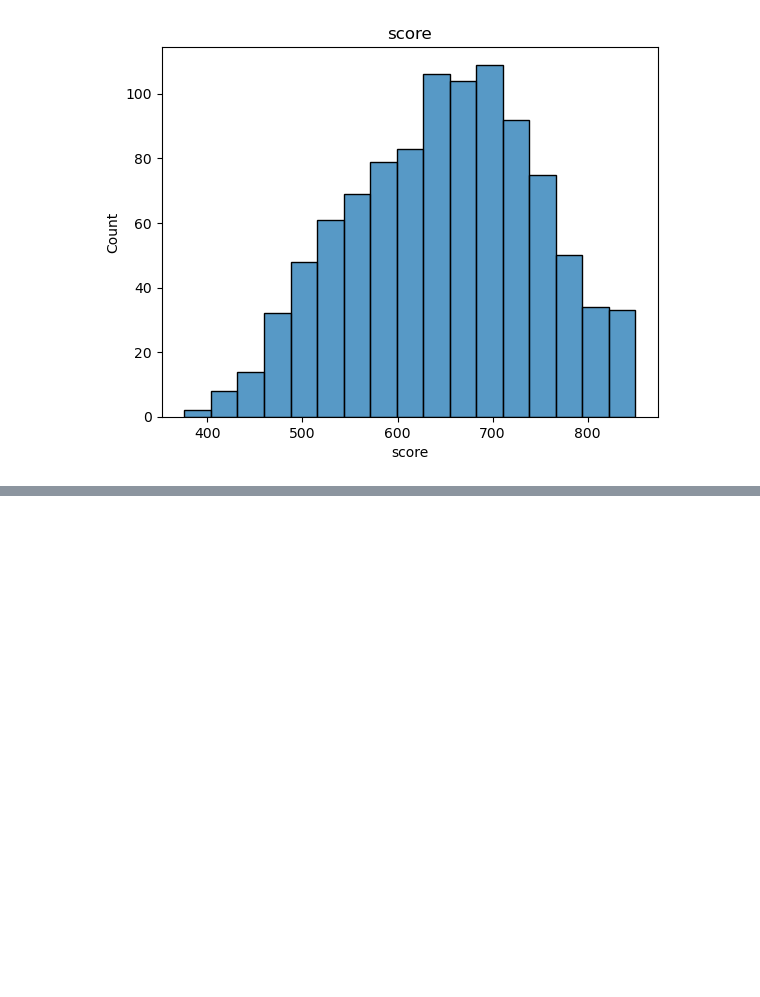
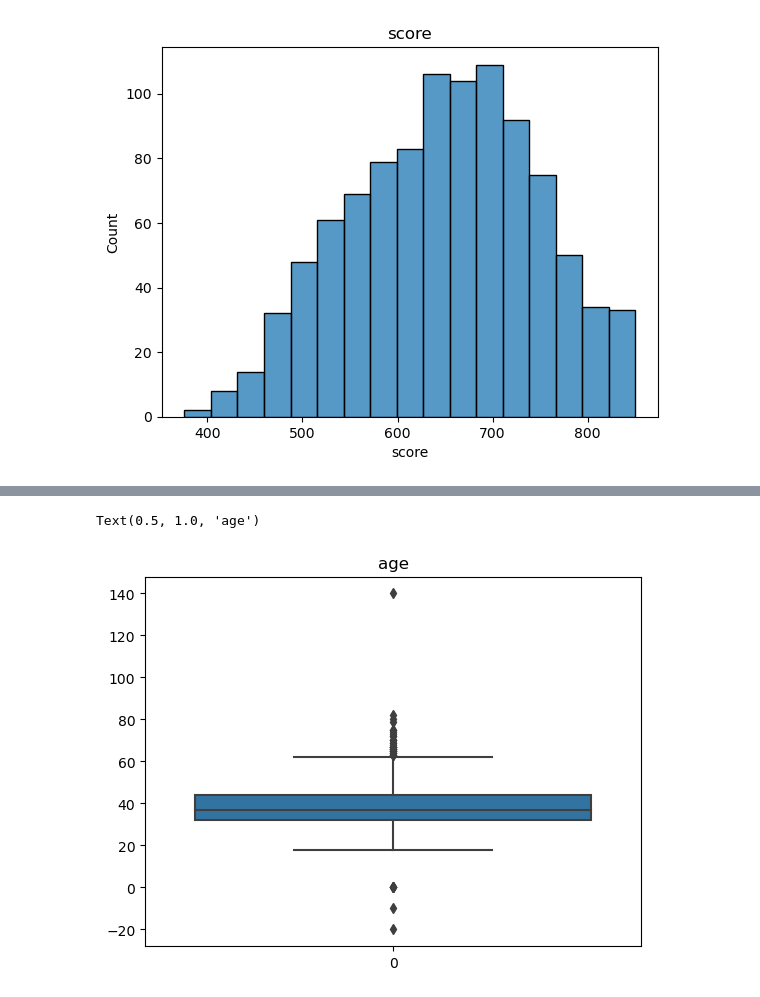
Before and after one commit to Lanpaiva/data-analysis, a Jupyter notebook: limpeza-processamento.ipynb, the cells around one changed output, grey strips where cells are left out. Cells and saved outputs as stored; diff of their text form; code cells hidden in the pictures; blank space fills up the shorter version.

```diff
--- a/limpeza-processamento.ipynb
+++ b/limpeza-processamento.ipynb
@@ -92,0 +107,5 @@ Text(0.5, 1.0, 'score')
+# %%
+sea.boxplot(dataset['age']).set_title('age')
+# %% [output]
+Text(0.5, 1.0, 'age')
+[figure, added]
```
Also changed, not shown: parts of 7 cells of this notebook.
